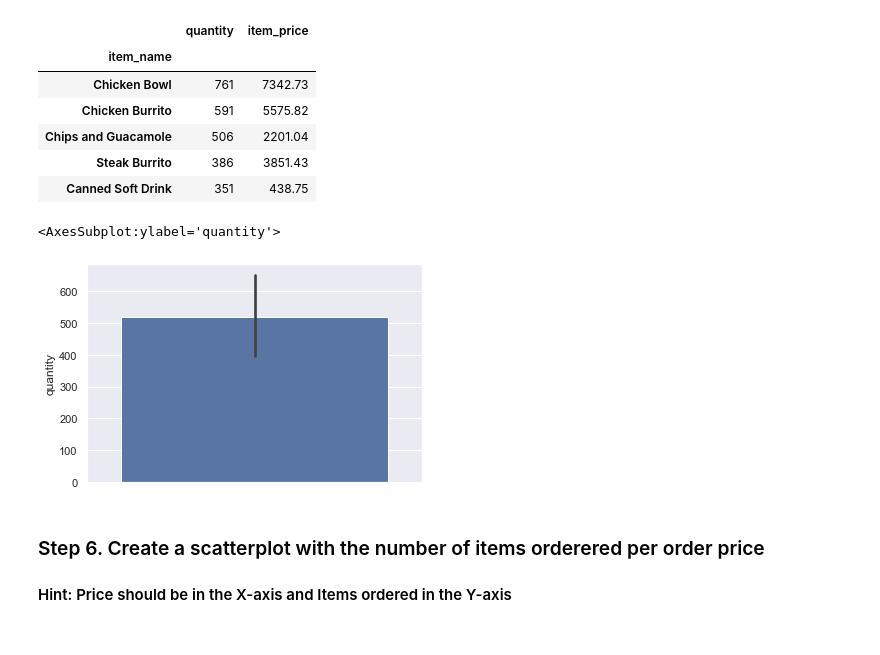
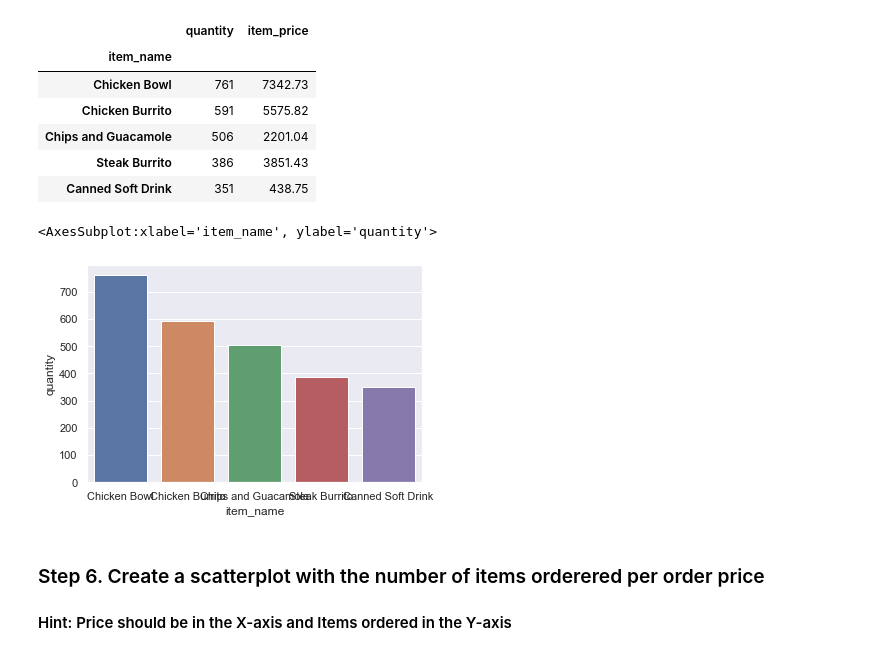
Before and after one commit to andy-j-block/pandas_exercises, a Jupyter notebook: 07_Visualization/Chipotle/Exercises.ipynb, the cells around one changed output. Cells and saved outputs as stored; diff of their text form; code cells hidden in the pictures.

```diff
--- a/07_Visualization/Chipotle/Exercises.ipynb
+++ b/07_Visualization/Chipotle/Exercises.ipynb
@@ -50,10 +50,10 @@ hist_df
 | Steak Burrito | 386 | 3851.43 |
 | Canned Soft Drink | 351 | 438.75 |
 # %%
-sns.barplot(data=hist_df,y='quantity')#, x='item_name',y='quantity')
+sns.barplot(data=hist_df,y='quantity',x=hist_df.index)#, x='item_name',y='quantity')
 # %% [output]
-<AxesSubplot:ylabel='quantity'>
+<AxesSubplot:xlabel='item_name', ylabel='quantity'>
-[figure, old version]
+[figure, new version]
 # %% [markdown]
 ### Step 6. Create a scatterplot with the number of items orderered per order price
 #### Hint: Price should be in the X-axis and Items ordered in the Y-axis
```
Also changed, not shown: 2 other files.
